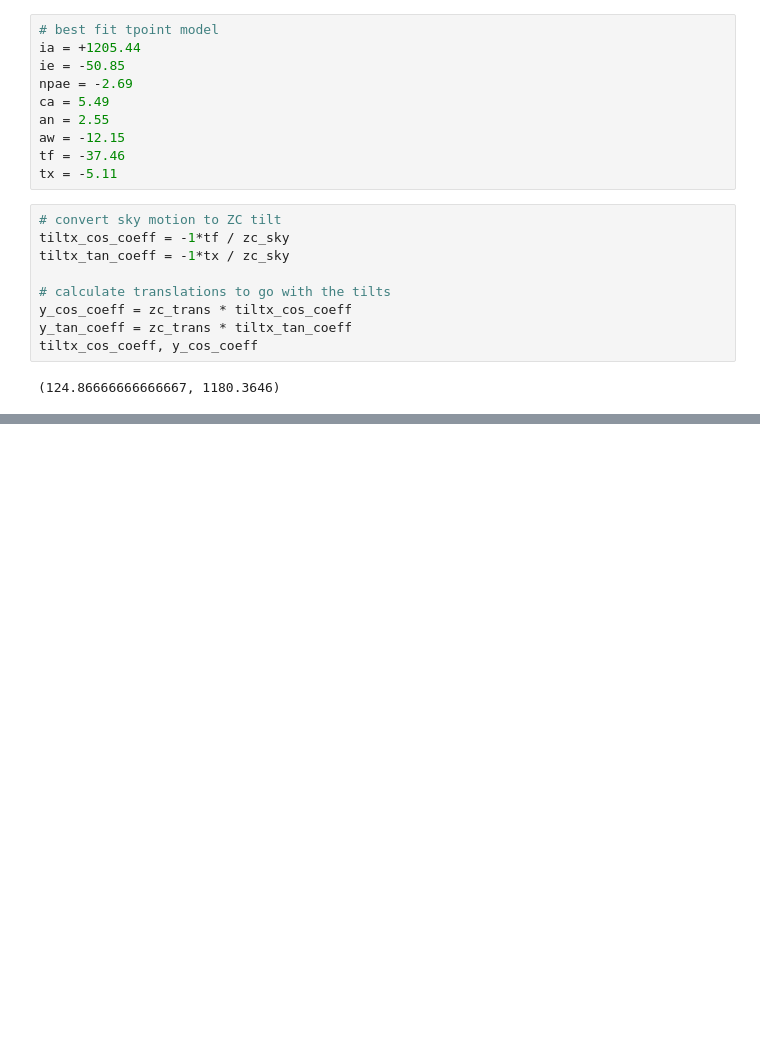
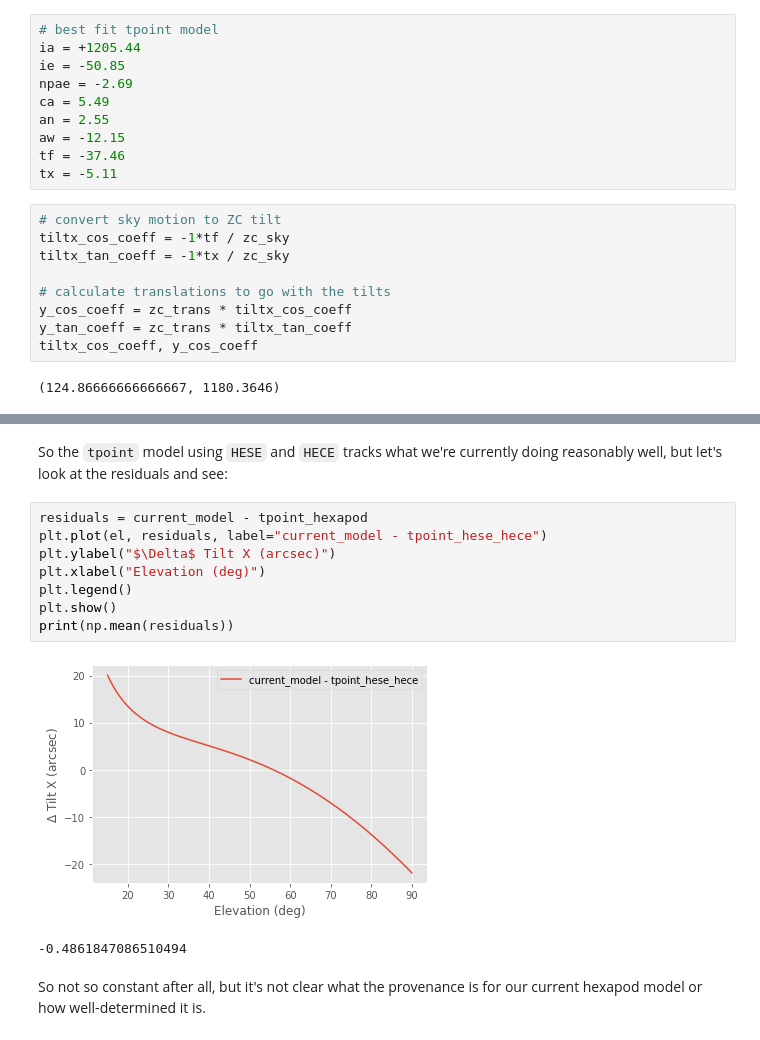
Before and after one commit to MMTObservatory/pointing_analysis, a Jupyter notebook: pointing_data/20200708/binospec_pointing.ipynb, the cells around one changed output, grey strips where cells are left out. Drawn from its saved outputs; the diff is of its cells as text; blank space fills up the shorter version.

```diff
--- a/pointing_data/20200708/binospec_pointing.ipynb
+++ b/pointing_data/20200708/binospec_pointing.ipynb
@@ -176,0 +246,15 @@ plt.show()
+# %% [markdown]
+So the `tpoint` model using `HESE` and `HECE` tracks what we're currently doing reasonably well, but let's look at the residuals and see:
+# %%
+residuals = current_model - tpoint_hexapod
+plt.plot(el, residuals, label="current_model - tpoint_hese_hece")
+plt.ylabel("$\Delta$ Tilt X (arcsec)")
+plt.xlabel("Elevation (deg)")
+plt.legend()
+plt.show()
+print(np.mean(residuals))
+# %% [output]
+[figure, added]
+-0.4861847086510494
+# %% [markdown]
+So not so constant after all, but it's not clear what the provenance is for our current hexapod model or how well-determined it is.
```
Also changed, not shown: parts of 6 cells of this notebook, 2 other files.
